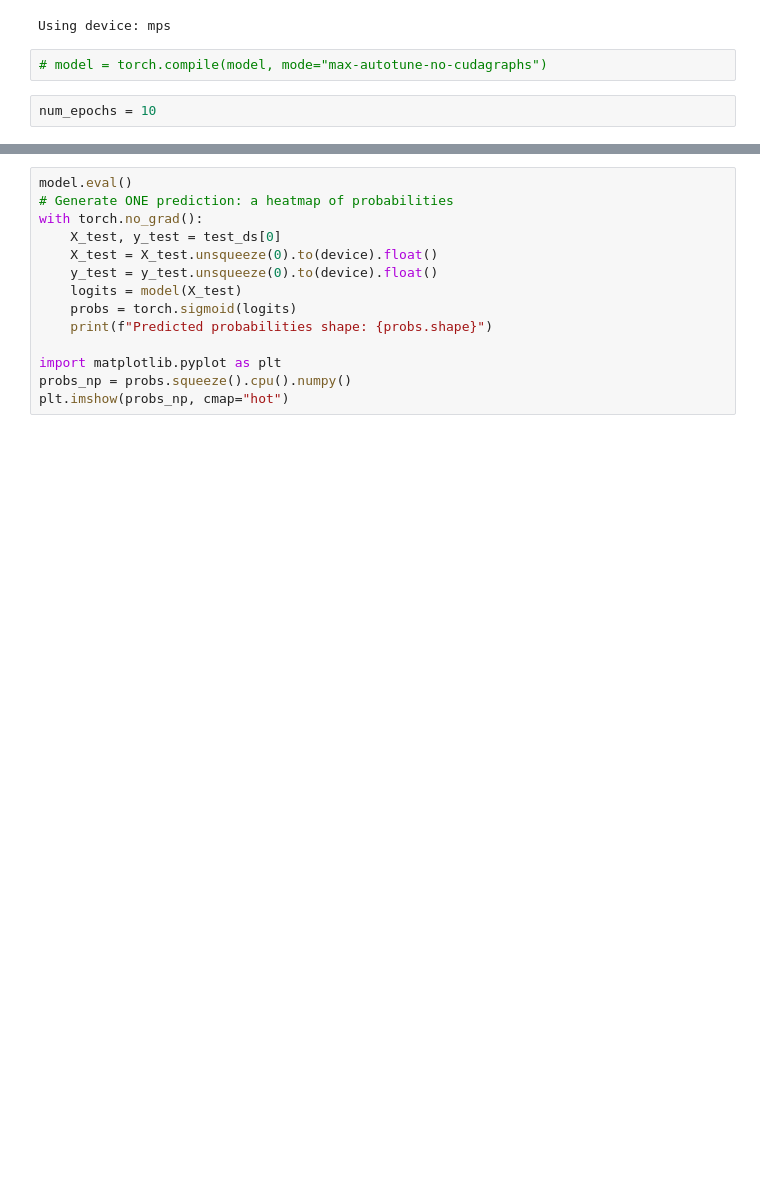
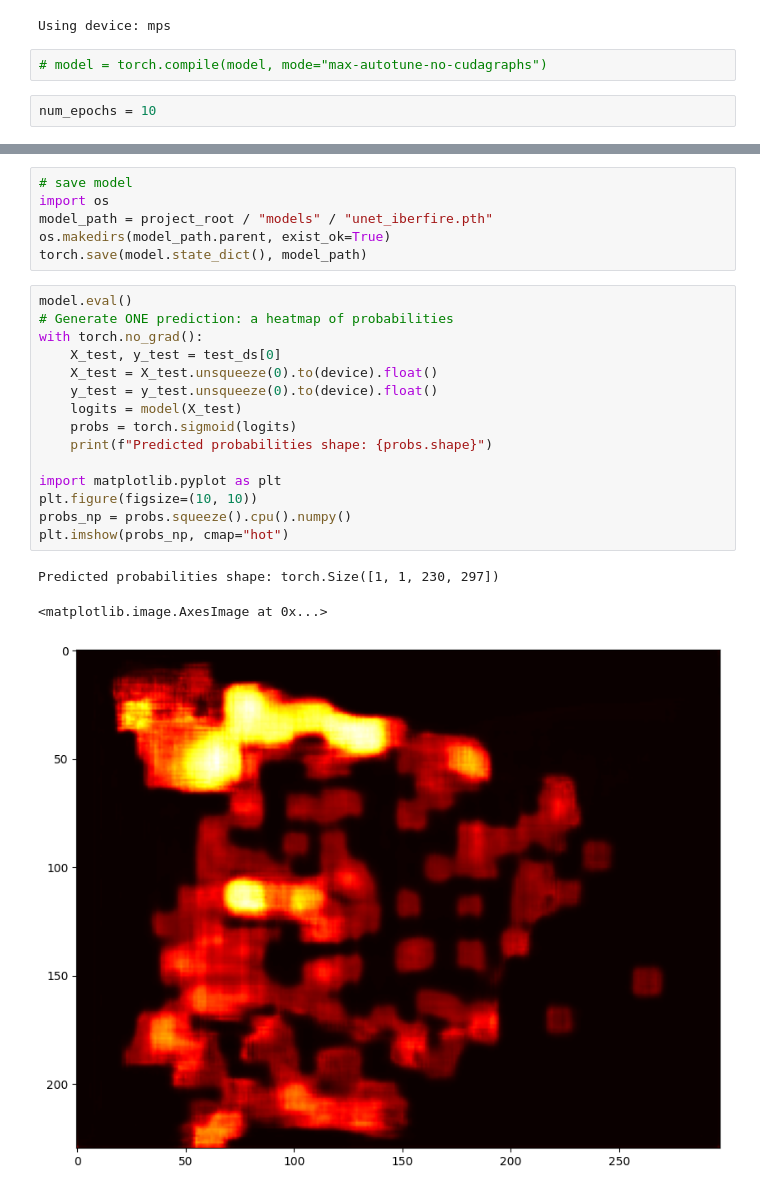
Before and after one commit to curiousdata/catalonia-wildfire-prediction, a Jupyter notebook: notebooks/dropin_unet.ipynb, the cells around one changed output, grey strips where cells are left out. Saved outputs shown, nothing was run; the diff lists cells and outputs as text; blank space fills up the shorter version.

```diff
--- a/notebooks/dropin_unet.ipynb
+++ b/notebooks/dropin_unet.ipynb
@@ -153,14 +162,25 @@ Epoch 1/10, Training Loss: 0.3919
+# %%
+# save model
+import os
+model_path = project_root / "models" / "unet_iberfire.pth"
+os.makedirs(model_path.parent, exist_ok=True)
+torch.save(model.state_dict(), model_path)
 # %%
 model.eval()
 # Generate ONE prediction: a heatmap of probabilities
 with torch.no_grad():
     X_test, y_test = test_ds[0]
     X_test = X_test.unsqueeze(0).to(device).float()
     y_test = y_test.unsqueeze(0).to(device).float()
     logits = model(X_test)
     probs = torch.sigmoid(logits)
     print(f"Predicted probabilities shape: {probs.shape}")
 
 import matplotlib.pyplot as plt
+plt.figure(figsize=(10, 10))
 probs_np = probs.squeeze().cpu().numpy()
 plt.imshow(probs_np, cmap="hot")
+# %% [output]
+Predicted probabilities shape: torch.Size([1, 1, 230, 297])
+<matplotlib.image.AxesImage at 0x...>
+[figure, added]
```
Also changed, not shown: parts of 1 cell of this notebook, 1 other file.
